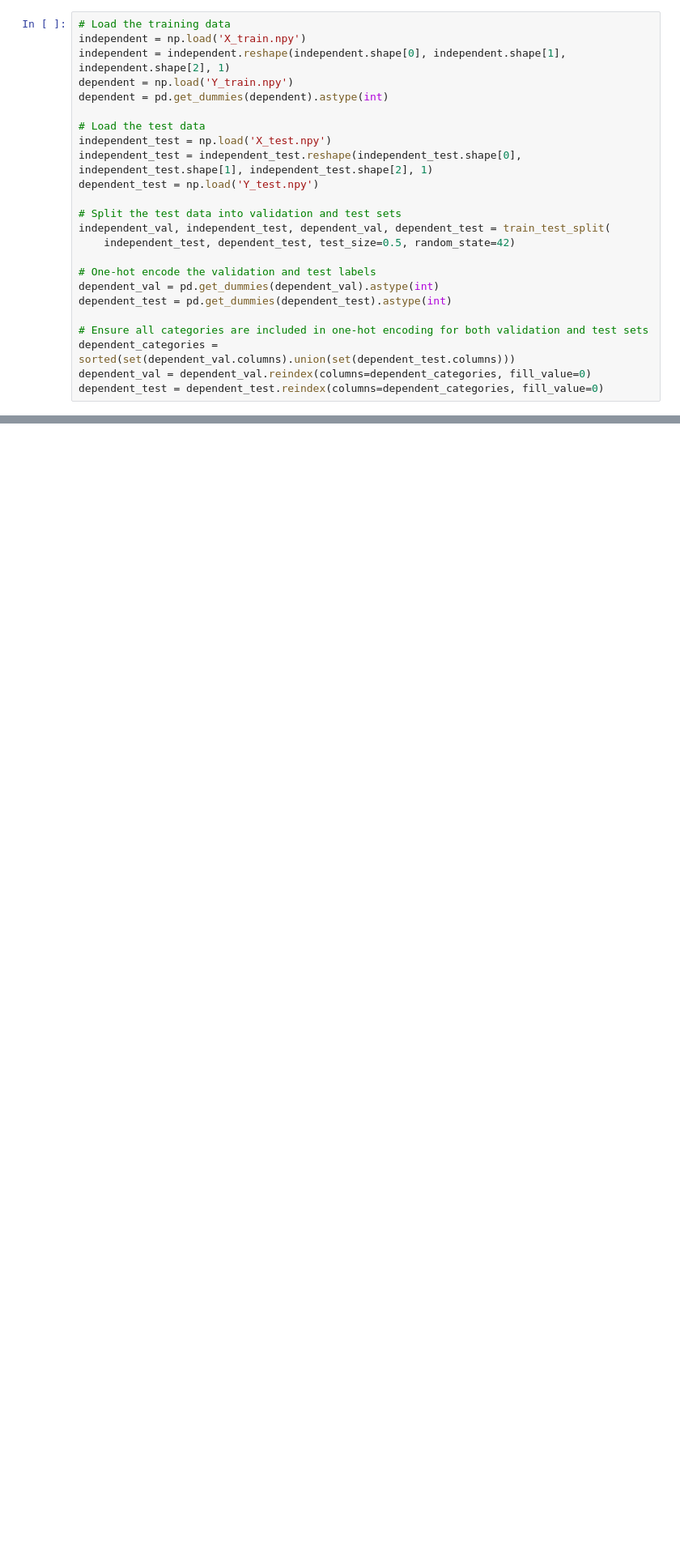
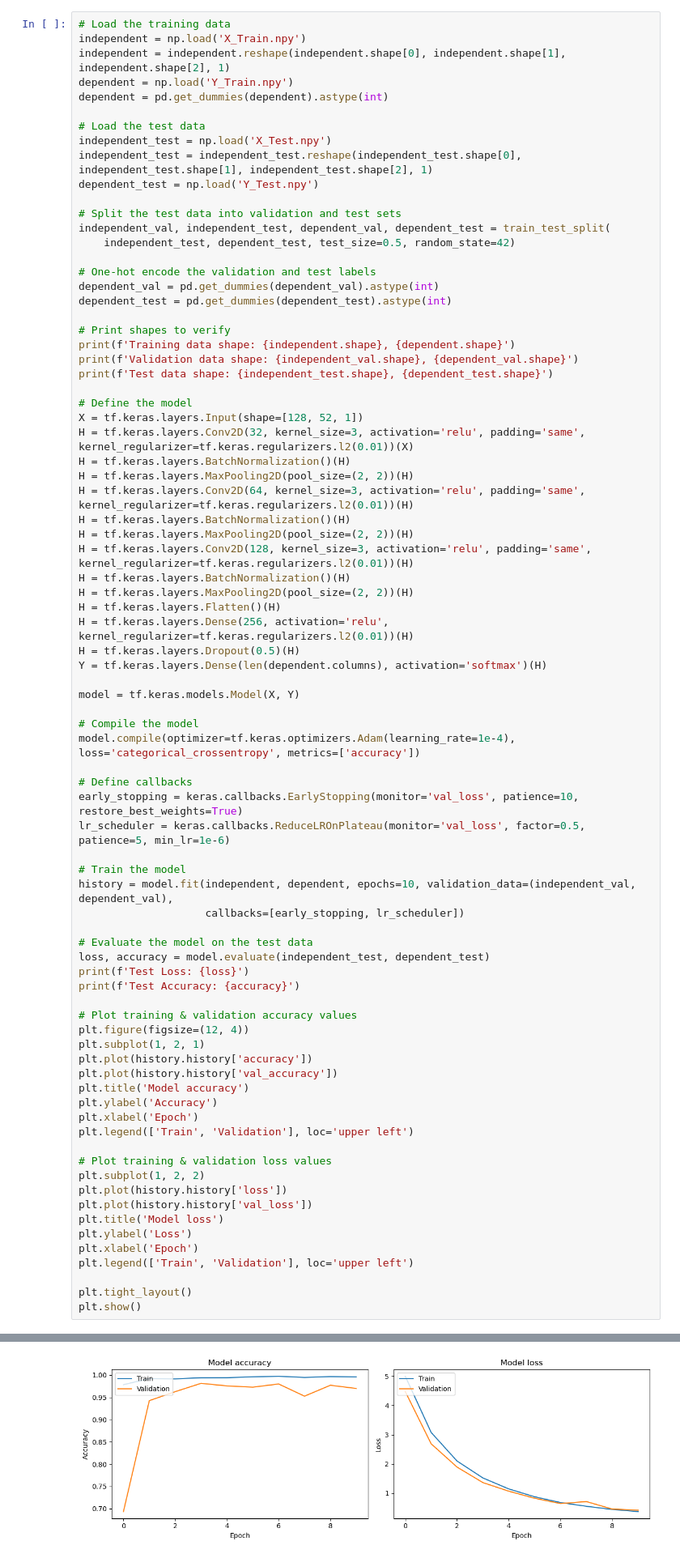
Before and after one commit to xaeoee/ClapNet, a Jupyter notebook: data_preprocessing.ipynb, the cells around one changed output, grey strips where cells are left out. Shown at 81% size. Drawn from its saved outputs; the diff is of its cells as text; blank space fills up the shorter version.

```diff
--- a/data_preprocessing.ipynb
+++ b/data_preprocessing.ipynb
@@ -250,14 +134,14 @@ Selected Y label: laughter
 # %%
 # Load the training data
-independent = np.load('X_train.npy')
+independent = np.load('X_Train.npy')
 independent = independent.reshape(independent.shape[0], independent.shape[1], independent.shape[2], 1)
-dependent = np.load('Y_train.npy')
+dependent = np.load('Y_Train.npy')
 dependent = pd.get_dummies(dependent).astype(int)
 
 # Load the test data
-independent_test = np.load('X_test.npy')
+independent_test = np.load('X_Test.npy')
 independent_test = independent_test.reshape(independent_test.shape[0], independent_test.shape[1], independent_test.shape[2], 1)
-dependent_test = np.load('Y_test.npy')
+dependent_test = np.load('Y_Test.npy')
 
 # Split the test data into validation and test sets
 independent_val, independent_test, dependent_val, dependent_test = train_test_split(
@@ -267,7 +151,64 @@ independent_val, independent_test, dependent_val, dependent_test = train_test_sp
 dependent_val = pd.get_dummies(dependent_val).astype(int)
 dependent_test = pd.get_dummies(dependent_test).astype(int)
 
-# Ensure all categories are included in one-hot encoding for both validation and test sets
-dependent_categories = sorted(set(dependent_val.columns).union(set(dependent_test.columns)))
-dependent_val = dependent_val.reindex(columns=dependent_categories, fill_value=0)
-dependent_test = dependent_test.reindex(columns=dependent_categories, fill_value=0)
+# Print shapes to verify
+print(f'Training data shape: {independent.shape}, {dependent.shape}')
+print(f'Validation data shape: {independent_val.shape}, {dependent_val.shape}')
+print(f'Test data shape: {independent_test.shape}, {dependent_test.shape}')
+
+# Define the model
+X = tf.keras.layers.Input(shape=[128, 52, 1])
+H = tf.keras.layers.Conv2D(32, kernel_size=3, activation='relu', padding='same', kernel_regularizer=tf.keras.regularizers.l2(0.01))(X)
+H = tf.keras.layers.BatchNormalization()(H)
+H = tf.keras.layers.MaxPooling2D(pool_size=(2, 2))(H)
+H = tf.keras.layers.Conv2D(64, kernel_size=3, activation='relu', padding='same', kernel_regularizer=tf.keras.regularizers.l2(0.01))(H)
+H = tf.keras.layers.BatchNormalization()(H)
+H = tf.keras.layers.MaxPooling2D(pool_size=(2, 2))(H)
+H = tf.keras.layers.Conv2D(128, kernel_size=3, activation='relu', padding='same', kernel_regularizer=tf.keras.regularizers.l2(0.01))(H)
+H = tf.keras.layers.BatchNormalization()(H)
+H = tf.keras.layers.MaxPooling2D(pool_size=(2, 2))(H)
+H = tf.keras.layers.Flatten()(H)
+H = tf.keras.layers.Dense(256, activation='relu', kernel_regularizer=tf.keras.regularizers.l2(0.01))(H)
+H = tf.keras.layers.Dropout(0.5)(H)
+Y = tf.keras.layers.Dense(len(dependent.columns), activation='softmax')(H)
+
+model = tf.keras.models.Model(X, Y)
+
+# Compile the model
+model.compile(optimizer=tf.keras.optimizers.Adam(learning_rate=1e-4), loss='categorical_crossentropy', metrics=['accuracy'])
+
+# Define callbacks
+early_stopping = keras.callbacks.EarlyStopping(monitor='val_loss', patience=10, restore_best_weights=True)
+lr_scheduler = keras.callbacks.ReduceLROnPlateau(monitor='val_loss', factor=0.5, patience=5, min_lr=1e-6)
+
+# Train the model
+history = model.fit(independent, dependent, epochs=10, validation_data=(independent_val, dependent_val),
+                    callbacks=[early_stopping, lr_scheduler])
+
+# Evaluate the model on the test data
+loss, accuracy = model.evaluate(independent_test, dependent_test)
+print(f'Test Loss: {loss}')
+print(f'Test Accuracy: {accuracy}')
+
+# Plot training & validation accuracy values
+plt.figure(figsize=(12, 4))
+plt.subplot(1, 2, 1)
+plt.plot(history.history['accuracy'])
+plt.plot(history.history['val_accuracy'])
+plt.title('Model accuracy')
+plt.ylabel('Accuracy')
+plt.xlabel('Epoch')
+plt.legend(['Train', 'Validation'], loc='upper left')
+
+# Plot training & validation loss values
+plt.subplot(1, 2, 2)
+plt.plot(history.history['loss'])
+plt.plot(history.history['val_loss'])
+plt.title('Model loss')
+plt.ylabel('Loss')
+plt.xlabel('Epoch')
+plt.legend(['Train', 'Validation'], loc='upper left')
+
+plt.tight_layout()
+plt.show()
+# %% [output]
@@ -273,0 +232 @@ dependent_test = dependent_test.reindex(columns=dependent_categories, fill_value
+[figure, added]
```
Also changed, not shown: parts of 14 cells of this notebook.
